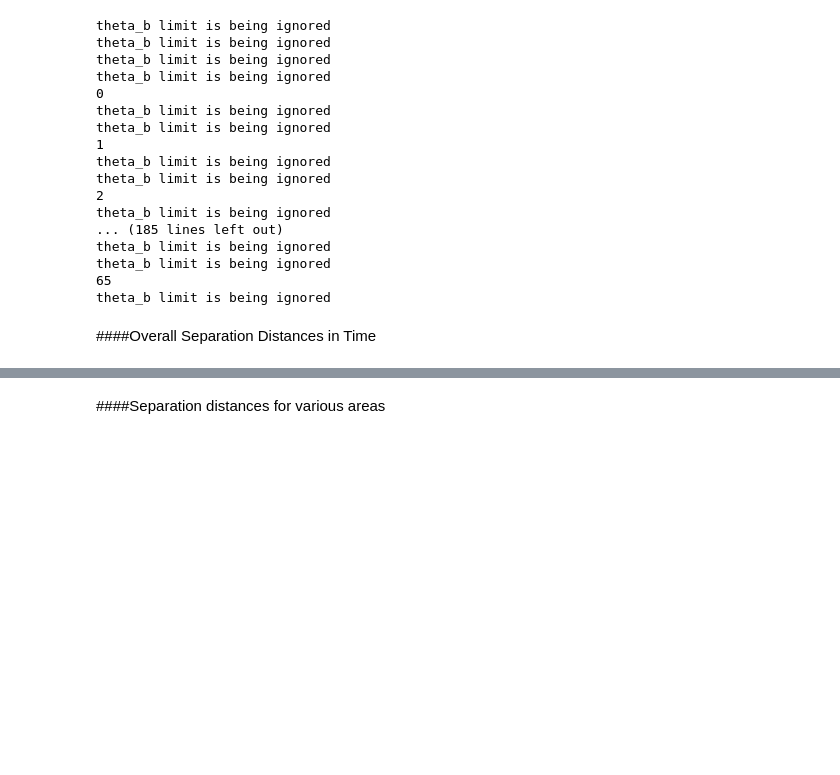
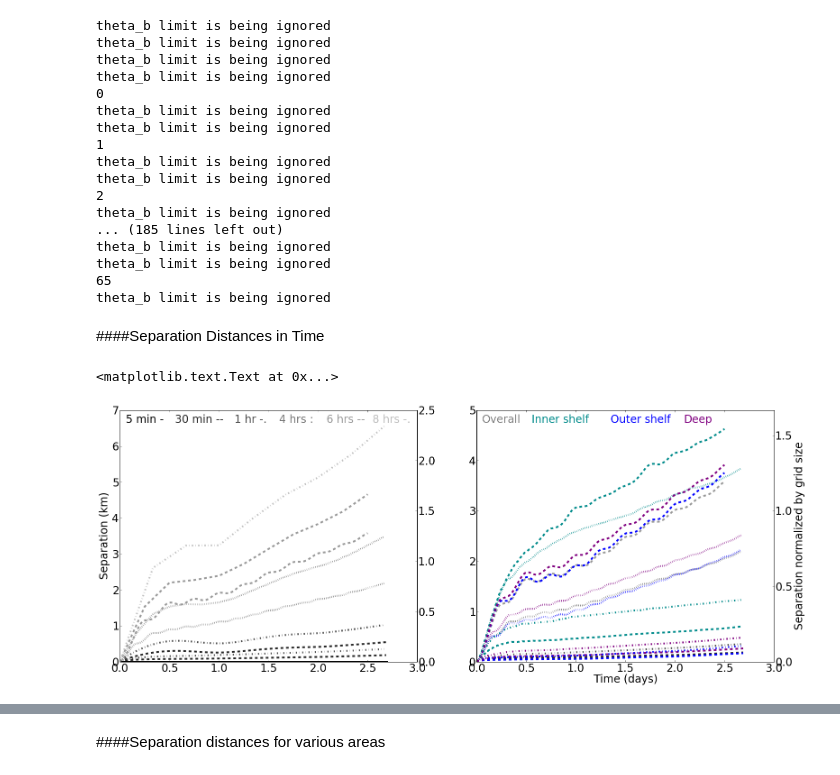
Before and after one commit to kthyng/time_res, a Jupyter notebook: time_res.ipynb, the cells around one changed output, grey strips where cells are left out. Cells and saved outputs as stored; diff of their text form; code cells hidden in the pictures; blank space fills up the shorter version.

```diff
--- a/time_res.ipynb
+++ b/time_res.ipynb
@@ -223,6 +225,79 @@ theta_b limit is being ignored
 65
 theta_b limit is being ignored
 # %% [markdown]
-####Overall Separation Distances in Time
+####Separation Distances in Time
+# %%
+# Calculate dispersion between different particles starting at the same location
+matplotlib.rcParams.update({'font.size': 24})
+fh = grid_gulf['trirllrho'].nn_interpolator(grid_gulf['h'].flatten()) # for finding what depth drifters were seeded at
+Files = glob.glob('tracks/*.nc')
+Files.sort()
+fig = figure(figsize(26,10))
+ax1 = fig.add_subplot(1,2,1)
+ax2 = fig.add_subplot(1,2,2)
+# ax3 = fig.add_subplot(2,2,3)
+# ax4 = fig.add_subplot(2,2,4)
+for File in Files:
+    D2_all, t = time_res.calc_dispersion(File, grid=grid_gulf, squared=False)
+
+    # Separate drifters out by they started over inner shelf, outer shelf, or deeper
+    d = netCDF.Dataset(File)
+    lonp0 = d.variables['lonp'][:,0]
+    latp0 = d.variables['latp'][:,0]
+    hp = fh(lonp0, latp0)
+    ind = (hp<=200);
+    D2_inner, t = time_res.calc_dispersion(File, grid=grid_gulf, ind=ind, squared=False)
+
+    ind = all(vstack((hp>=200, hp<=3000.)),axis=0)
+    D2_outer, t = time_res.calc_dispersion(File, grid=grid_gulf, ind=ind, squared=False)
+
+    ind = hp<=3000.
+    D2_deep, t = time_res.calc_dispersion(File, grid=grid_gulf, ind=ind, squared=False)
+
+    days = (t-t[0])/(3600*24)
+    tseas = float(File.split('tseas_use')[1].split('_')[0])
+    if tseas == 300: col=col5; m=m5 #'k' # 5 min
+    if tseas == 1800: col=col30; m=m30 #'r' # 30 min
+    if tseas == 3600: col=col1; m=m1 #'b' # 1 hr
+    if tseas == 14400: col=col4; m=m4 #'darkcyan' # 4 hr
+    if tseas == 21600: col=col6; m=m6 #'m' # 6 hr
+    if tseas == 28800: col=col8; m=m8 #'darkorange' # 8 hr
+    ax1.plot(days, D2_all, color=col, linewidth=4, linestyle=m)
+    if int(File.split('nsteps')[1].split('.nc')[0]) == 1:
+        continue # only plot in second axis if best time res
+    else:
+        ax2.plot(days, D2_all, color=col, linewidth=4, linestyle=m)
+        ax2.plot(days, D2_inner, color='darkcyan', linewidth=4, linestyle=m)#, alpha=1-float(col))
+        ax2.plot(days, D2_outer, color='blue', linewidth=4, linestyle=m)#, alpha=1-float(col))
+        ax2.plot(days, D2_deep, color='purple', linewidth=4, linestyle=m)#, alpha=1-float(col))
+
+# ax1.set_ylim(0,8.)
+ax1.set_ylabel('Separation (km)'); xlabel('Time (days)')
+ax3 = ax1.twinx()
+ax3.set_yticks(ax1.get_yticks()/dx)
+ax3.set_yticks(arange(0,3.0,.5))
+ax3.set_xlabel('Time (days)')
+ax4 = ax2.twinx()
+ax4.set_yticks(ax2.get_yticks()/dx)
+ax4.set_yticks(arange(0,2.0,.5))
+ax4.set_ylabel('Separation normalized by grid size'); ax4.set_xlabel('Time (days)')
+# legend
+text(0.02, 0.95, '5 min ' + m5, color=col5, transform = ax1.transAxes)
+text(0.185, 0.95, '30 min ' + m30, color=col30, transform = ax1.transAxes)
+text(0.385, 0.95, '1 hr ' + m1, color=col1, transform = ax1.transAxes)
+text(0.535, 0.95, '4 hrs ' + m4, color=col4, transform = ax1.transAxes)
+text(0.695, 0.95, '6 hrs ' + m6, color=col6, transform = ax1.transAxes)
+text(0.85, 0.95, '8 hrs ' + m8, color=col8, transform = ax1.transAxes)
+
+text(0.02, 0.95, 'Overall', color='grey', transform = ax2.transAxes)
+text(0.185, 0.95, 'Inner shelf', color='darkcyan', transform = ax2.transAxes)
+text(0.45, 0.95, 'Outer shelf', color='blue', transform = ax2.transAxes)
+text(0.7, 0.95, 'Deep', color='purple', transform = ax2.transAxes)
+# text(0.695, 0.95, '6 hrs ' + m6, color=col6, transform = ax2.transAxes)
+# text(0.85, 0.95, '8 hrs ' + m8, color=col8, transform = ax2.transAxes)
+# savefig('figures/separation_overall.png', bbox_inches='tight')
+# %% [output]
+<matplotlib.text.Text at 0x...>
+[figure, added]
 # %%
 # Calculate dispersion between different particles starting at the same location
```
Also changed, not shown: parts of 18 cells of this notebook, 2 other files.
